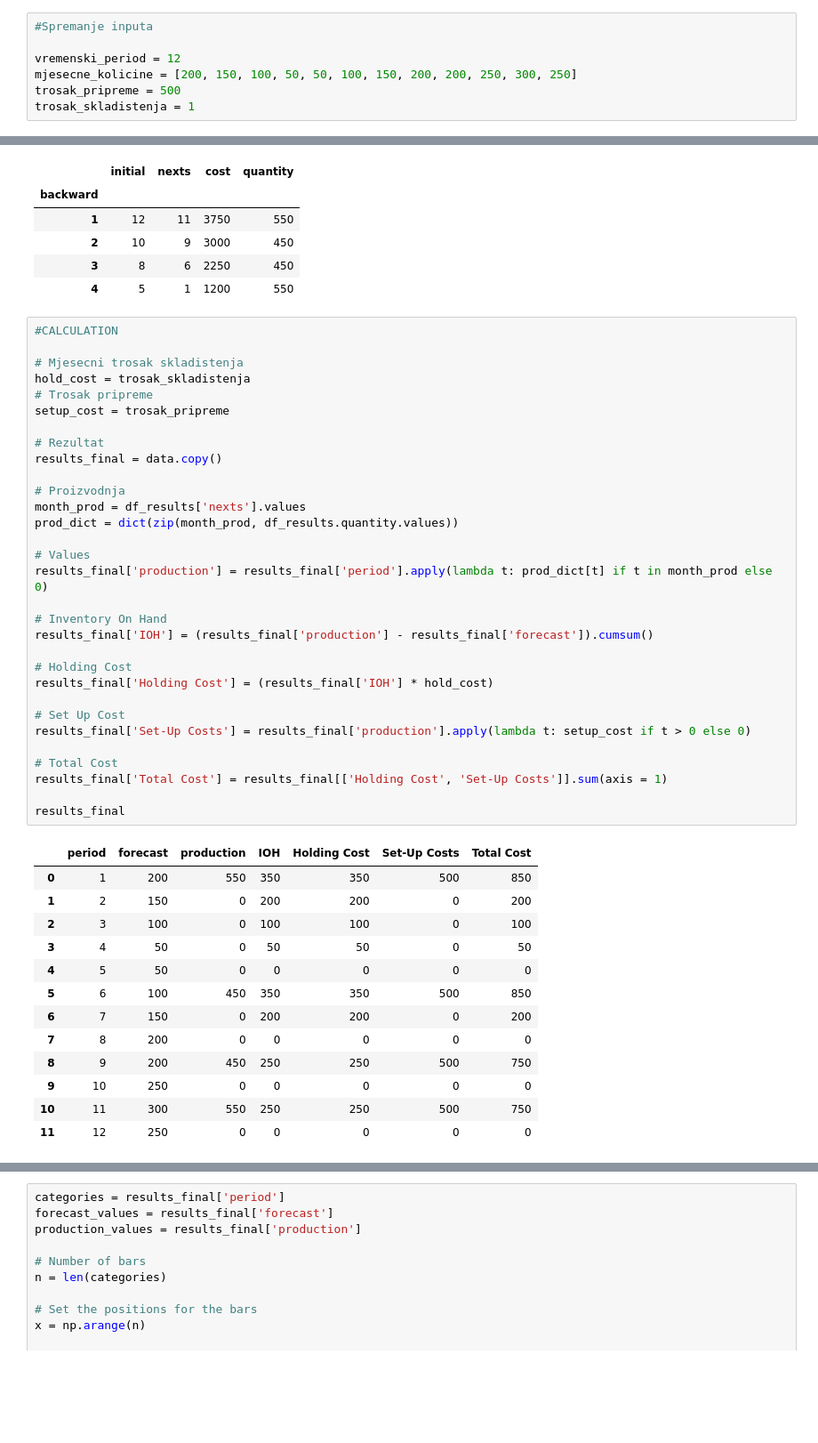
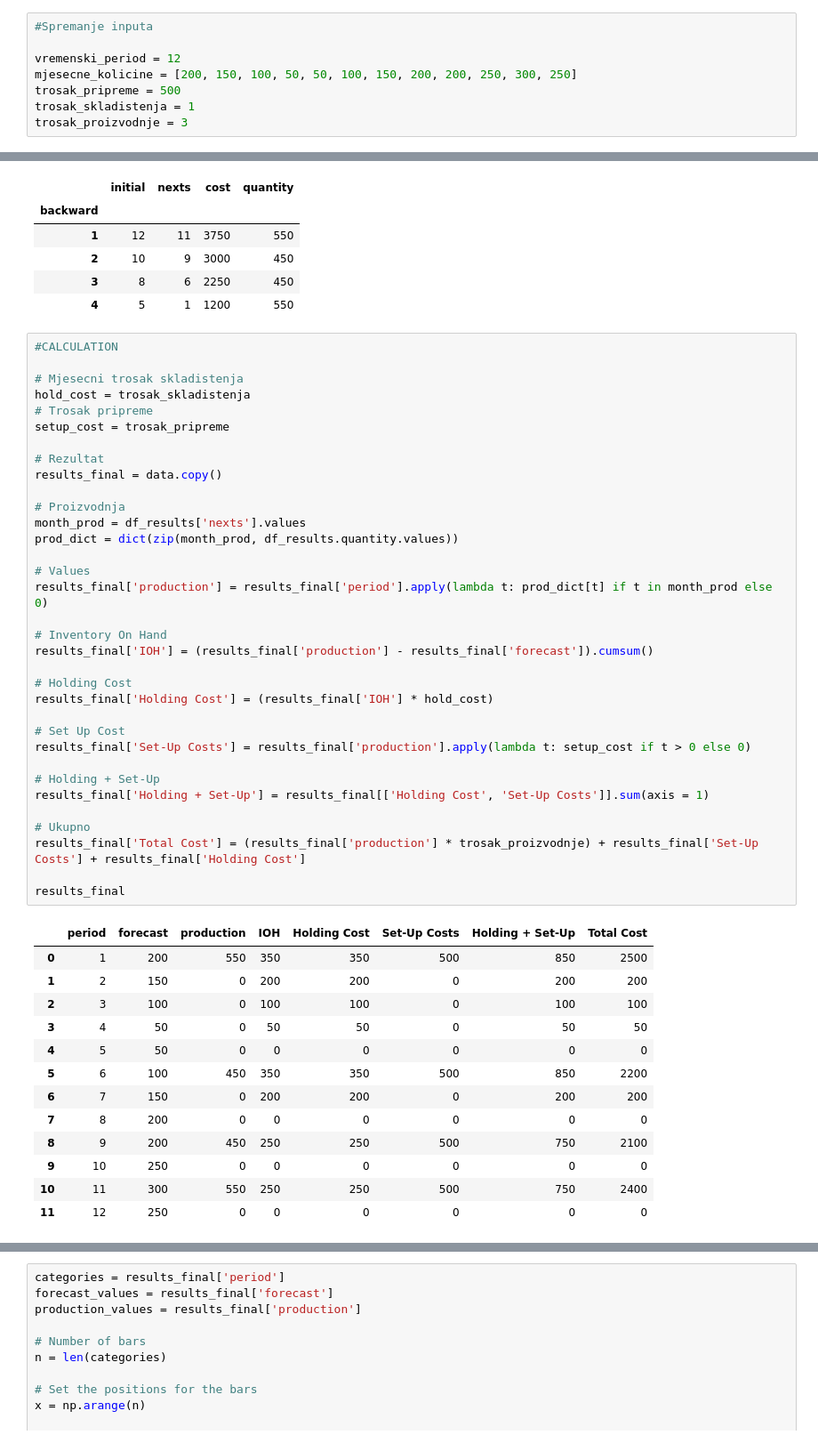
Before and after one commit to JednaKuna/planiranje_proizvodnje, a Jupyter notebook: izracun.ipynb, the cells around one changed output, grey strips where cells are left out. Shown at 89% size. Drawn from its saved outputs; the diff is of its cells as text; blank space fills up the shorter version.

```diff
--- a/izracun.ipynb
+++ b/izracun.ipynb
@@ -9,6 +9,7 @@ vremenski_period = 12
 mjesecne_kolicine = [200, 150, 100, 50, 50, 100, 150, 200, 200, 250, 300, 250]
 trosak_pripreme = 500
 trosak_skladistenja = 1
+trosak_proizvodnje = 3
 # %%
 #Napraviti listu mjeseci, moguće generirati prema inputu
 period = [i for i in range(1,vremenski_period+1)]
@@ -181,48 +182,51 @@ Total Cost: 10,200e
 # %%
 #CALCULATION
 
 # Mjesecni trosak skladistenja
 hold_cost = trosak_skladistenja
 # Trosak pripreme
 setup_cost = trosak_pripreme
 
 # Rezultat
 results_final = data.copy()
 
 # Proizvodnja
 month_prod = df_results['nexts'].values
 prod_dict = dict(zip(month_prod, df_results.quantity.values))
 
 # Values
 results_final['production'] = results_final['period'].apply(lambda t: prod_dict[t] if t in month_prod else 0)
 
 # Inventory On Hand
 results_final['IOH'] = (results_final['production'] - results_final['forecast']).cumsum()
 
 # Holding Cost
 results_final['Holding Cost'] = (results_final['IOH'] * hold_cost)
 
 # Set Up Cost
 results_final['Set-Up Costs'] = results_final['production'].apply(lambda t: setup_cost if t > 0 else 0)
 
-# Total Cost
-results_final['Total Cost'] = results_final[['Holding Cost', 'Set-Up Costs']].sum(axis = 1)
+# Holding + Set-Up
+results_final['Holding + Set-Up'] = results_final[['Holding Cost', 'Set-Up Costs']].sum(axis = 1)
+
+# Ukupno
+results_final['Total Cost'] = (results_final['production'] * trosak_proizvodnje) + results_final['Set-Up Costs'] + results_final['Holding Cost']
 
 results_final
 # %% [output]
-|  | period | forecast | production | IOH | Holding Cost | Set-Up Costs | Total Cost |
-| 0 | 1 | 200 | 550 | 350 | 350 | 500 | 850 |
-| 1 | 2 | 150 | 0 | 200 | 200 | 0 | 200 |
-| 2 | 3 | 100 | 0 | 100 | 100 | 0 | 100 |
-| 3 | 4 | 50 | 0 | 50 | 50 | 0 | 50 |
-| 4 | 5 | 50 | 0 | 0 | 0 | 0 | 0 |
-| 5 | 6 | 100 | 450 | 350 | 350 | 500 | 850 |
-| 6 | 7 | 150 | 0 | 200 | 200 | 0 | 200 |
-| 7 | 8 | 200 | 0 | 0 | 0 | 0 | 0 |
-| 8 | 9 | 200 | 450 | 250 | 250 | 500 | 750 |
-| 9 | 10 | 250 | 0 | 0 | 0 | 0 | 0 |
-| 10 | 11 | 300 | 550 | 250 | 250 | 500 | 750 |
-| 11 | 12 | 250 | 0 | 0 | 0 | 0 | 0 |
+|  | period | forecast | production | IOH | Holding Cost | Set-Up Costs | Holding + Set-Up | Total Cost |
+| 0 | 1 | 200 | 550 | 350 | 350 | 500 | 850 | 2500 |
+| 1 | 2 | 150 | 0 | 200 | 200 | 0 | 200 | 200 |
+| 2 | 3 | 100 | 0 | 100 | 100 | 0 | 100 | 100 |
+| 3 | 4 | 50 | 0 | 50 | 50 | 0 | 50 | 50 |
+| 4 | 5 | 50 | 0 | 0 | 0 | 0 | 0 | 0 |
+| 5 | 6 | 100 | 450 | 350 | 350 | 500 | 850 | 2200 |
+| 6 | 7 | 150 | 0 | 200 | 200 | 0 | 200 | 200 |
+| 7 | 8 | 200 | 0 | 0 | 0 | 0 | 0 | 0 |
+| 8 | 9 | 200 | 450 | 250 | 250 | 500 | 750 | 2100 |
+| 9 | 10 | 250 | 0 | 0 | 0 | 0 | 0 | 0 |
+| 10 | 11 | 300 | 550 | 250 | 250 | 500 | 750 | 2400 |
+| 11 | 12 | 250 | 0 | 0 | 0 | 0 | 0 | 0 |
 # %%
 ukupan_trosak = results_final['Total Cost'].sum()
 
```
Also changed, not shown: parts of 4 cells of this notebook, 1 other file.
